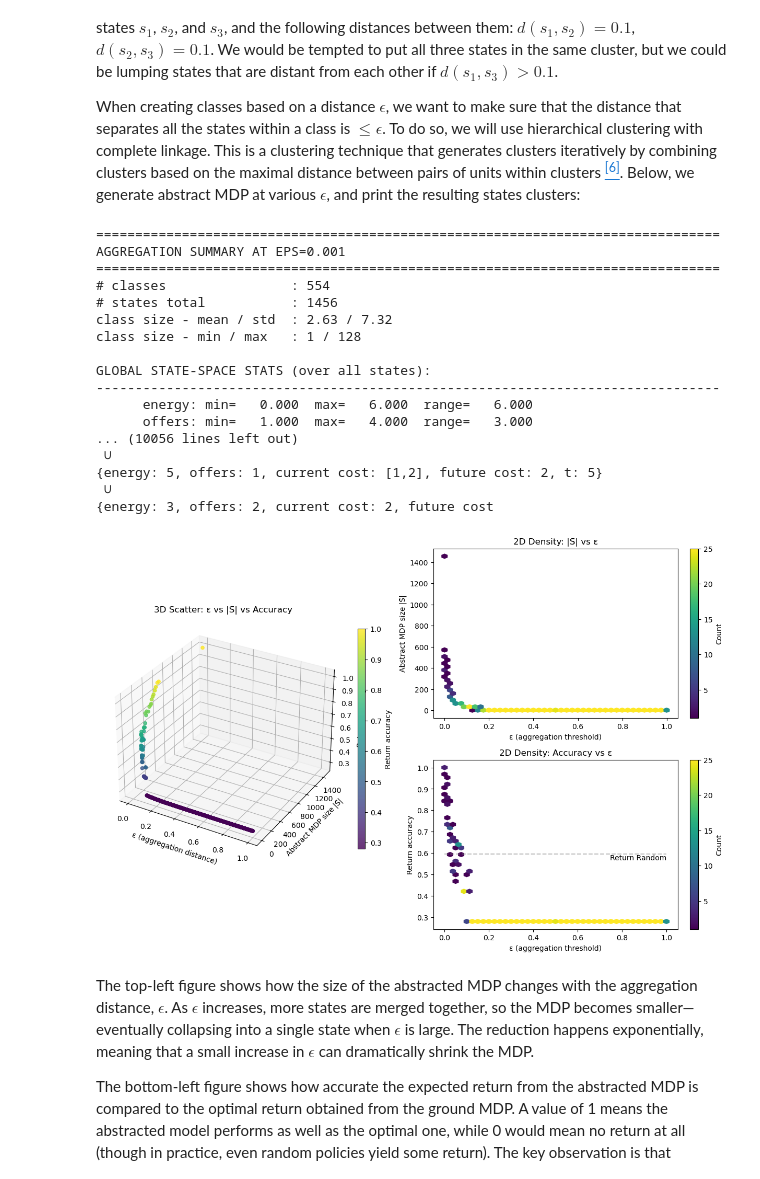
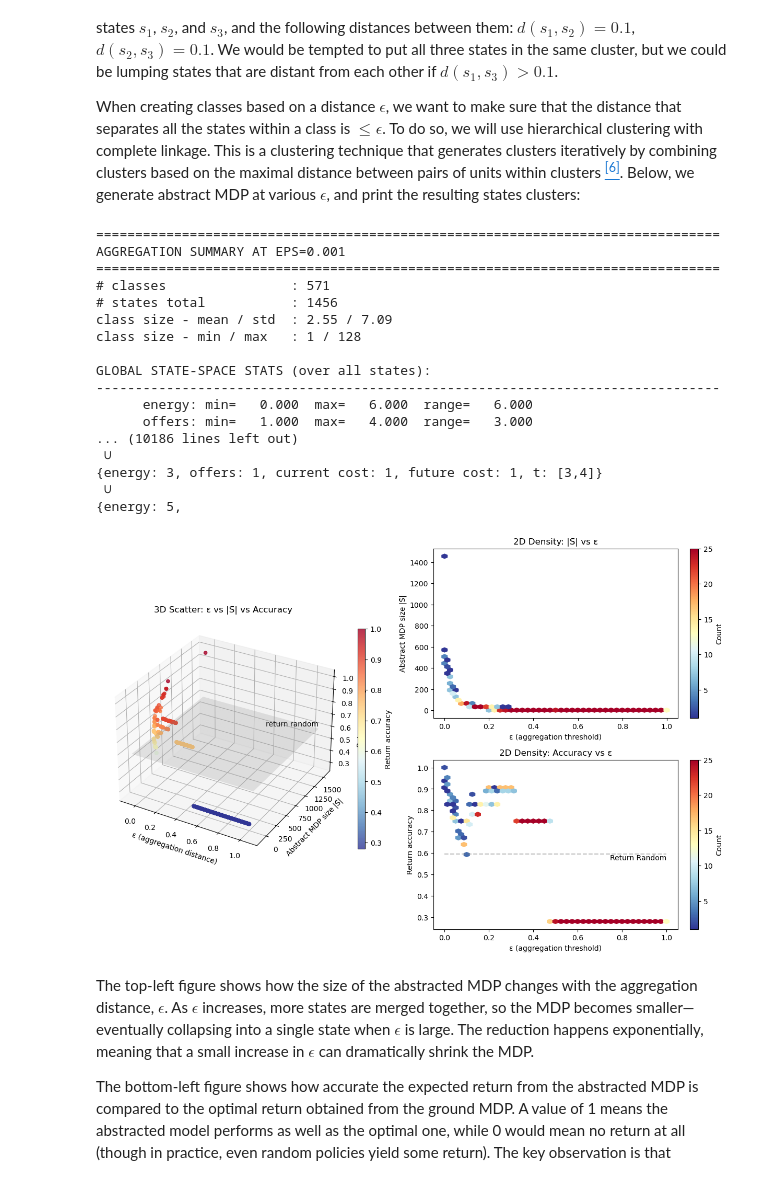
Before and after one commit to AlexLepauvre/state-abstraction, a Jupyter notebook: notebooks/04_bisim_distance_state_abstraction.ipynb, the cells around one changed output. Saved outputs shown, nothing was run; the diff lists cells and outputs as text; code cells hidden in the pictures.

```diff
--- a/notebooks/04_bisim_distance_state_abstraction.ipynb
+++ b/notebooks/04_bisim_distance_state_abstraction.ipynb
@@ -33,12 +33,12 @@ R_ground = task_mdp.expected_return(task_mdp.greedy_policy(Q_ground), initial_en
 # Compute pairwise distances:
 task.build()
 # Compute pairwise distances:
-if not os.path.isfile('../data/bids/limited_energy/derivatives/state_abstraction/bisimulation_distance_matrix.npy'):
-    distances_matrix = task_mdp.bisim_metric(gamma=0.99, tol=1e-3, njobs=-1, max_iters=1000)
+if not os.path.isfile('../data/bids/limited_energy/derivatives/state_abstraction/bisimulation_distance_matrix_new.npy'):
+    distances_matrix = task_mdp.bisim_metric(cR=0.5, cT=0.5, tol=1e-3, njobs=-1, max_iters=1000)
     distances_matrix = distances_matrix / np.max(distances_matrix)
     if not os.path.isdir("../data/bids/limited_energy/derivatives/state_abstraction"):
         os.makedirs("../data/bids/limited_energy/derivatives/state_abstraction")
-    np.save('../data/bids/limited_energy/derivatives/state_abstraction/bisimulation_distance_matrix.npy', distances_matrix)
+    np.save('../data/bids/limited_energy/derivatives/state_abstraction/bisimulation_distance_matrix_new.npy', distances_matrix)
 else:
     distances_matrix = np.load('../data/bids/limited_energy/derivatives/state_abstraction/bisimulation_distance_matrix.npy')
 # %%
@@ -89,20 +89,20 @@ abstraction_return_accuracy = np.array(abstraction_return_accuracy)
 ================================================================================
 AGGREGATION SUMMARY AT EPS=0.001
 ================================================================================
-# classes                : 554
+# classes                : 571
 # states total           : 1456
-class size - mean / std  : 2.63 / 7.32
+class size - mean / std  : 2.55 / 7.09
 class size - min / max   : 1 / 128
 
 GLOBAL STATE-SPACE STATS (over all states):
 --------------------------------------------------------------------------------
       energy: min=   0.000  max=   6.000  range=   6.000
       offers: min=   1.000  max=   4.000  range=   3.000
-... (10056 lines left out)
+... (10186 lines left out)
  ∪
-{energy: 5, offers: 1, current cost: [1,2], future cost: 2, t: 5}
+{energy: 3, offers: 1, current cost: 1, future cost: 1, t: [3,4]}
  ∪
-{energy: 3, offers: 2, current cost: 2, future cost
+{energy: 5,
 # %%
 # Layout: 3D on the left spanning rows, two hexbin plots on the right
 fig, axes = plt.subplot_mosaic(
@@ -127,8 +127,33 @@ sc = ax3d.scatter(
     abstraction_return_accuracy,
     c=abstraction_return_accuracy,
     alpha=0.8,
+    cmap='RdYlBu_r'
 )
-
+# Add chance return:
+x_min, x_max = ax3d.get_xlim()
+y_min, y_max = ax3d.get_ylim()
+xx, yy = np.meshgrid(
+    np.linspace(x_min, x_max, 10),
+    np.linspace(y_min, y_max, 10)
+)
+zz = np.full_like(xx, R_random_relative)
+ax3d.plot_surface(
+    xx, yy, zz,
+    alpha=0.2,
+    linewidth=0,
+    shade=False,
+    color='grey'
+)
+x_mid = 0.5 * (x_min + x_max)
+y_mid = 0.5 * (y_min + y_max)
+ax3d.text(
+    x_max,
+    y_max,
+    R_random_relative + 0.01,     # small offset above the plane
+    "return random",
+    ha='right',
+    va='bottom'
+)
 ax3d.set_xlabel("ε (aggregation distance)")
 ax3d.set_ylabel("Abstract MDP size |S̄|")
 ax3d.set_zlabel("Return accuracy")
@@ -147,36 +172,36 @@ fig.colorbar(
 # ---- Upper-right hexbin: ε vs |S̄|
 ax1 = axes["hex_size"]
 hb1 = ax1.hexbin(
     abstraction_distance,
     abstraction_size,
     gridsize=40,
     mincnt=1,
-    cmap="viridis",
+    cmap="RdYlBu_r",
 )
 ax1.set_xlabel("ε (aggregation threshold)")
 ax1.set_ylabel("Abstract MDP size |S̄|")
 ax1.set_title("2D Density: |S̄| vs ε")
 fig.colorbar(hb1, ax=ax1, label="Count")
 
 # ---- Lower-right hexbin: ε vs accuracy
 ax2 = axes["hex_acc"]
 hb2 = ax2.hexbin(
     abstraction_distance,
     abstraction_return_accuracy,
     gridsize=40,
     mincnt=1,
-    cmap="viridis",
+    cmap="RdYlBu_r",
 )
 ax2.hlines(y=R_random_relative, xmin=0, xmax=1, linestyle='--', color='grey', alpha=0.5)
 ax2.text(1, R_random_relative, 'Return Random', ha='right', va='top')
 ax2.set_xlabel("ε (aggregation threshold)")
 ax2.set_ylabel("Return accuracy")
 ax2.set_title("2D Density: Accuracy vs ε")
 fig.colorbar(hb2, ax=ax2, label="Count")
 
 plt.show()
 # %% [output]
-[figure, old version]
+[figure, new version]
 # %% [markdown]
 The top-left figure shows how the size of the abstracted MDP changes with the aggregation distance, $\epsilon$. As $\epsilon$ increases, more states are merged together, so the MDP becomes smaller—eventually collapsing into a single state when $\epsilon$ is large. The reduction happens exponentially, meaning that a small increase in $\epsilon$ can dramatically shrink the MDP.
 
```
Also changed, not shown: parts of 2 cells of this notebook, 5 other files.
